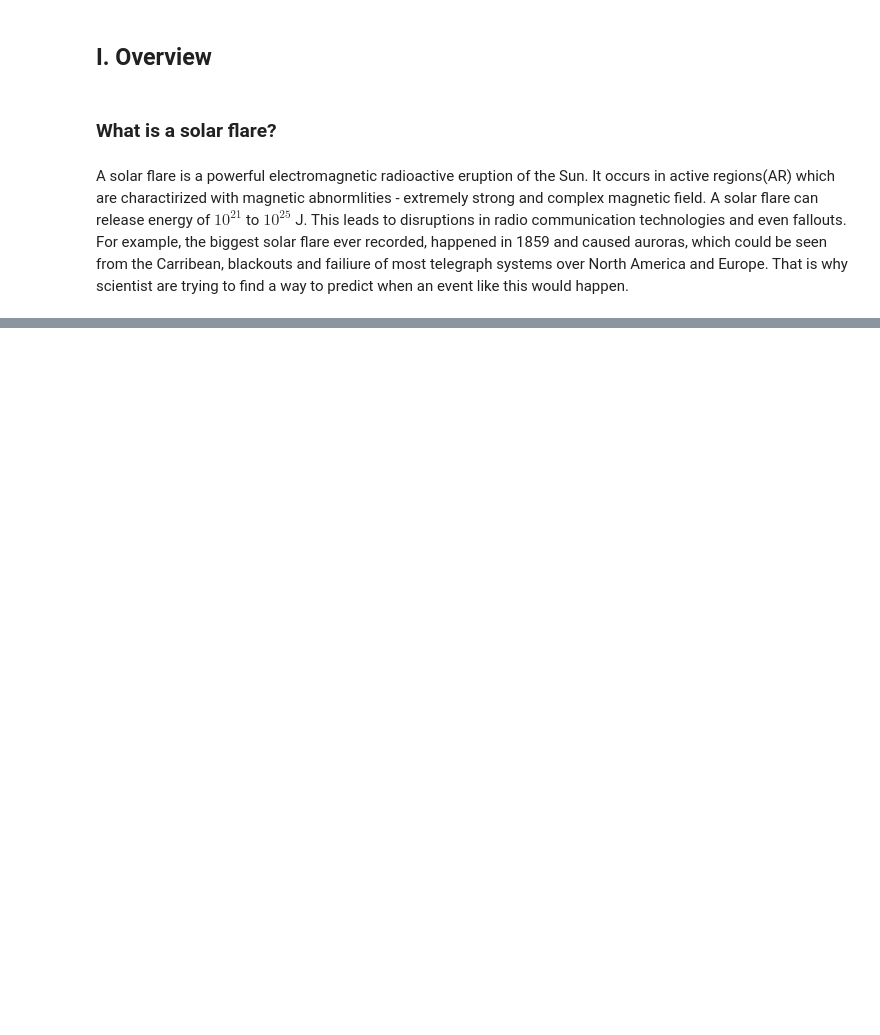
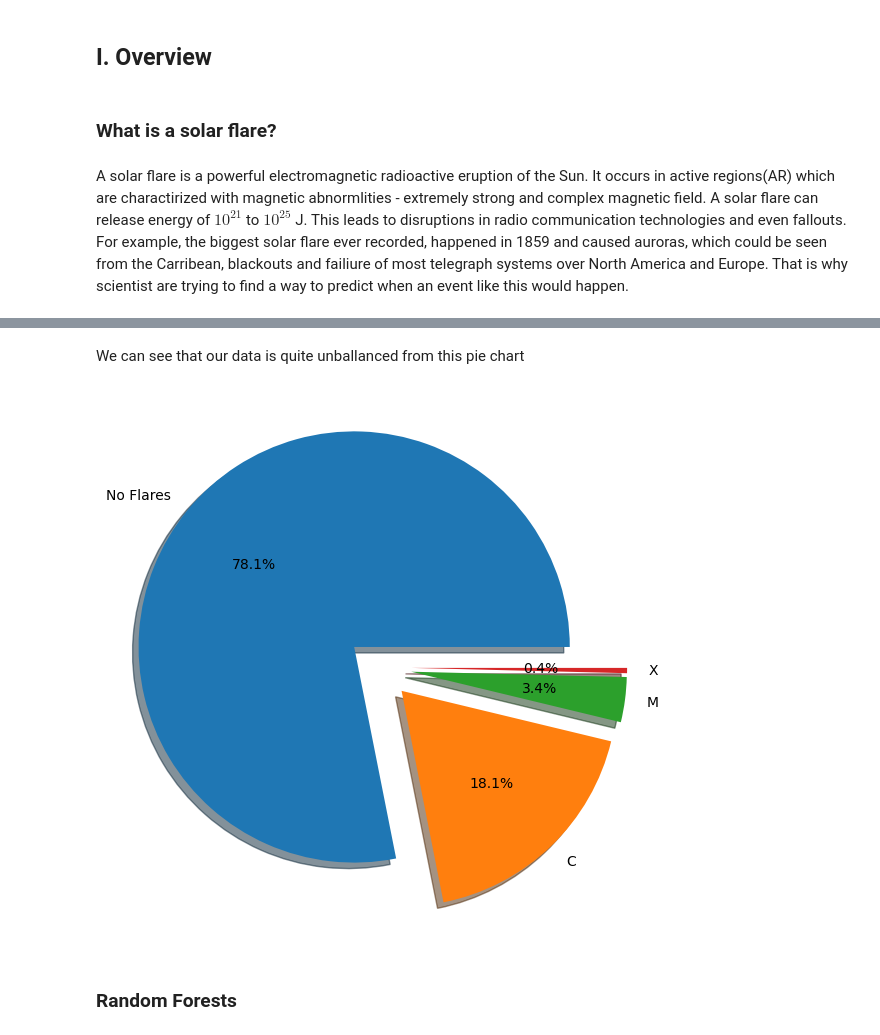
Before and after one commit to MartinNN07/A-Machine-Learning-Model-for-Solar-Flare-Predictions, a Jupyter notebook: Solar Flare Prediction.ipynb, the cells around one changed output, grey strips where cells are left out. Drawn from its saved outputs; the diff is of its cells as text; code cells hidden in the pictures; blank space fills up the shorter version.

```diff
--- a/Solar Flare Prediction.ipynb
+++ b/Solar Flare Prediction.ipynb
@@ -150,0 +529,28 @@ Currently extracting data from year 2022
+# %%
+from sklearn.model_selection import train_test_split
+from sklearn.preprocessing import MinMaxScaler
+data = pd.read_csv('data/data.csv')
+X = data.drop(columns = ['FLARE_CLASS'])
+y = data['FLARE_CLASS']
+
+X_scaled = MinMaxScaler().fit_transform(X)
+X_train, X_test, y_train, y_test = train_test_split(
+    X_scaled,
+    y,
+    test_size= 0.2,
+    stratify=y,
+    random_state=95
+)
+
+#print(y_train.value_counts()*100 / len(y_train))
+#print(y_test.value_counts()*100 / len(y_test))
+# %% [markdown]
+We can see that our data is quite unballanced from this pie chart
+# %%
+fig, ax = plt.subplots(figsize=(7, 7))
+plt.pie(y.value_counts(), labels = ['No Flares', 'C', 'M', 'X'], shadow = True, explode = [0.15, 0.15, 0.15, 0.15], autopct='%0.01f%%')
+plt.show()
+# %% [output]
+[figure, added]
+# %% [markdown]
+<h3> Random Forests </h3>
```
Also changed, not shown: parts of 88 cells of this notebook, 3 other files.
